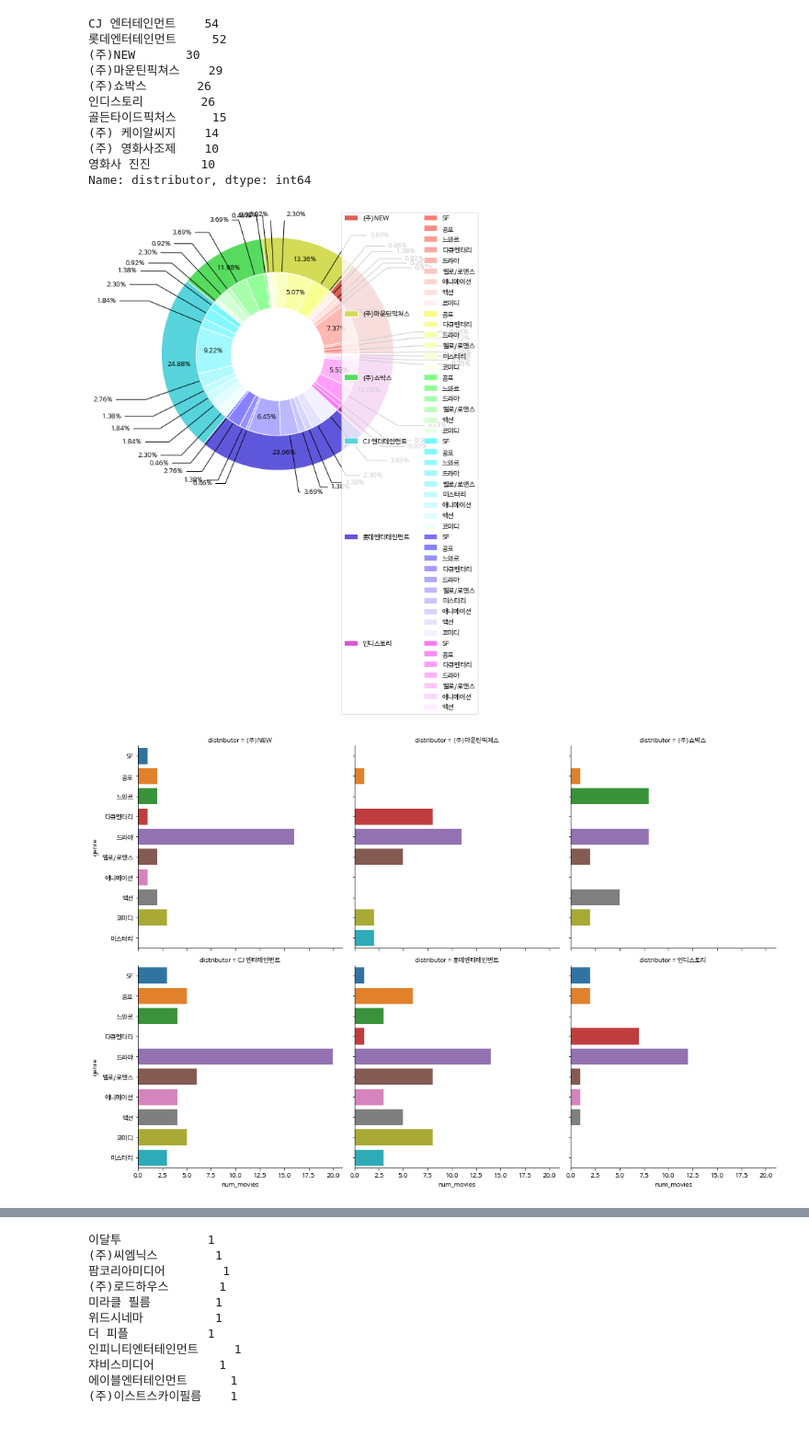
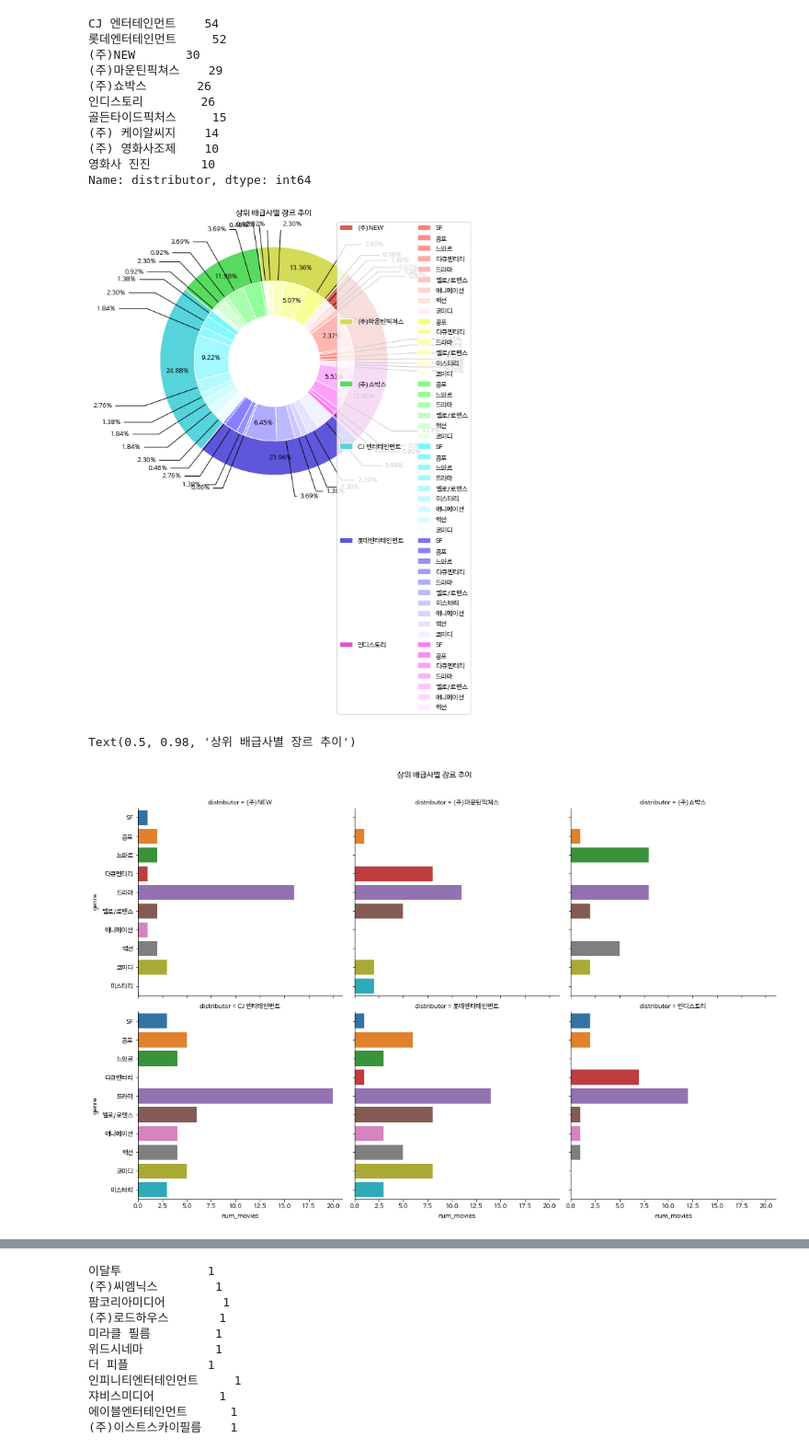
Before and after one commit to chacha715/ESA, a Jupyter notebook: mini_project_차민경.ipynb, the cells around one changed output, grey strips where cells are left out. Shown at 92% size. Saved outputs shown, nothing was run; the diff lists cells and outputs as text; code cells hidden in the pictures.

```diff
--- a/mini_project_차민경.ipynb
+++ b/mini_project_차민경.ipynb
@@ -348,12 +347,16 @@ plt.legend(legend_patches,
            labelspacing=0.5, ## 범례 줄 간격
            bbox_to_anchor=(1.2,1))
 
+ax.set_title("상위 배급사별 장르 추이")
 plt.show()
 # %% [output]
-[figure, old version]
+[figure, new version]
 # %%
 #방법2 - 배급사별 막대 그래프
 ax = sns.catplot(data=train_distributor_genre, x='num_movies', y='genre', kind='bar', col='distributor', col_wrap=3)
+ax.fig.subplots_adjust(top=0.9) # adjust the Figure in rp
+ax.fig.suptitle('상위 배급사별 장르 추이')
 # %% [output]
+Text(0.5, 0.98, '상위 배급사별 장르 추이')
-[figure, old version]
+[figure, new version]
 # %% [markdown]
```
Also changed, not shown: parts of 8 cells of this notebook.
